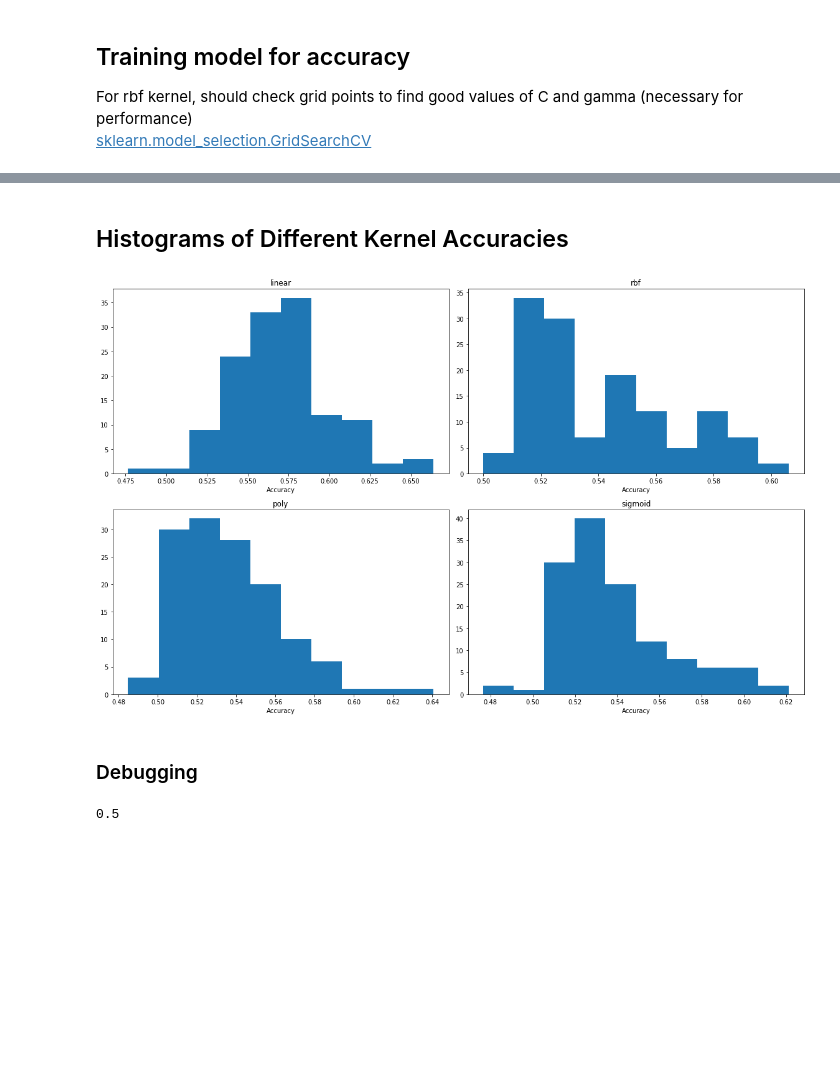
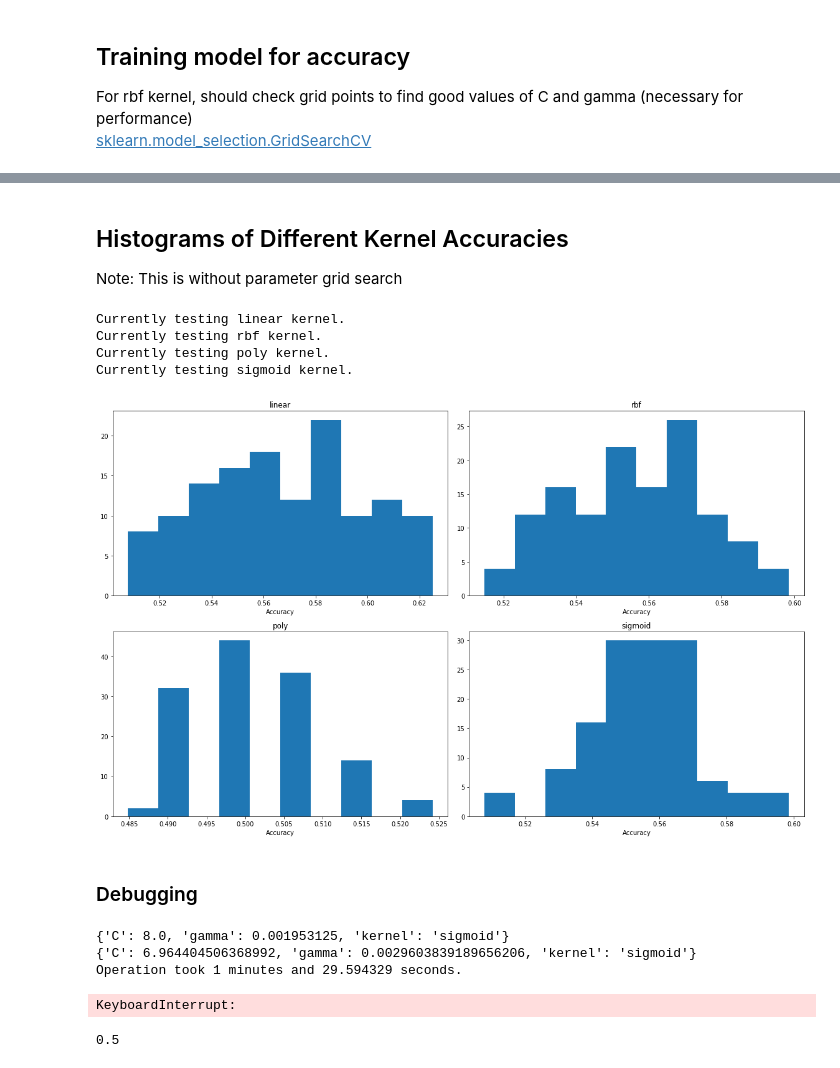
Before and after one commit to alexxyu/fmri-svm, a Jupyter notebook: SVM Classifier.ipynb, the cells around one changed output, grey strips where cells are left out. Saved outputs shown, nothing was run; the diff lists cells and outputs as text; code cells hidden in the pictures; blank space fills up the shorter version.

Commit message:
Added optimal parameter grid search

```diff
--- a/SVM Classifier.ipynb
+++ b/SVM Classifier.ipynb
@@ -92,5 +98,3 @@ def extract_subject_data(path, subject, suffix, roi, conds, block_length):
 
     data = {'x': x_data, 'y': y_data}
     return data
-# %%
-def get_optimal_params():
@@ -184,9 +270,9 @@ For rbf kernel, should check grid points to find good values of C and gamma (nec
 # %%
-kernel_type = 'linear'
 path = r'scans/output/PRE/'
 roi = 1                            # V1-roi: 0, MT-roi: 1
 conds = [1, 3]                     # trained_cp: 0, trained_ip: 1, untrained_cp: 2, untrained_ip: 3
 block_length = 624
 
-accs = train(path, kernel_type, roi, conds, block_length)
+accs, outer_accs = train(path, roi, conds, block_length)
+accs.to_csv('no_scramble.csv', sep='\t')
 # %% [output]
@@ -209,0 +280,7 @@ Currently on outer subject #11.
+# %%
+vals = []
+for column in accs:
+    vals.extend(accs[column].tolist())
+vals = [x for x in vals if str(x) != 'nan']
+
+plt.hist(vals)
@@ -210,3 +307,16 @@ Currently on outer subject #11.
+# %%
+path = r'scans/output/PRE/'
+roi = 1                            # V1-roi: 0, MT-roi: 1
+conds = [1, 3]                     # trained_cp: 0, trained_ip: 1, untrained_cp: 2, untrained_ip: 3
+block_length = 624
+
+accs, outer_accs = train(path, roi, conds, block_length)
+vals = []
+for column in accs:
+    vals.extend(accs[column].tolist())
+vals = [x for x in vals if str(x) != 'nan']
+
+plt.hist(vals)
 # %%
 accs
 # %% [output]
@@ -226,5 +351,7 @@ accs
 # %% [markdown]
 ## Histograms of Different Kernel Accuracies
+
+Note: This is without parameter grid search
 # %%
 path = r'scans/output/PRE/'
 roi = 1                            # V1-roi: 0, MT-roi: 1
@@ -232,37 +359,79 @@ conds = [1, 3]                     # trained_cp: 0, trained_ip: 1, untrained_cp:
 block_length = 624
 
 kernels = ['linear', 'rbf', 'poly', 'sigmoid']
 fig, axes = plt.subplots(2, 2, figsize=(16,10), squeeze=False)
 
 kernel_accs = {}
 
 for i, kernel in enumerate(kernels):
 
-    accs = train(path, kernel, roi, conds, block_length)
+    print("Currently testing %s kernel." % (kernel))
+    accs, outer_accs = train(path, kernel, roi, conds, block_length)
     kernel_accs[kernel] = accs
     vals = []
     for column in accs:
         vals.extend(accs[column].tolist())
     vals = [x for x in vals if str(x) != 'nan']
 
     row = 0
     if i > 1:
         row = 1
     col = 0
     if i == 1 or i == 3:
         col = 1
 
     axes[row, col].hist(vals)
     axes[row, col].set_title(kernel)
     axes[row, col].set_xlabel('Accuracy')
 
 fig.tight_layout()
 plt.savefig('acc_comparison.png')
 plt.show()
 # %% [output]
+Currently testing linear kernel.
+Currently testing rbf kernel.
+Currently testing poly kernel.
+Currently testing sigmoid kernel.
-[figure, old version]
+[figure, new version]
 # %% [markdown]
 ### Debugging
+# %%
+C_range = {'start': -3, 'stop': 11, 'num': 8, 'base': 2.0}
+gamma_range = {'start': -13, 'stop': 1, 'num': 8, 'base': 2.0}
+
+start_time = time.time()
+x_train, y_train, x_test, y_test, _, _ = generate_data(subjects, 1, 0, path, suffix, block_length, roi, conds)
+
+opt_params = get_optimal_params(x_train, y_train, gamma_range, C_range)
+
+end_time = time.time()
+exec_time = end_time - start_time
+minutes = exec_time // 60
+seconds = exec_time % 60
+print('Operation took %i minutes and %f seconds.' % (minutes, seconds))
+# %% [output]
+{'C': 8.0, 'gamma': 0.001953125, 'kernel': 'sigmoid'}
+{'C': 6.964404506368992, 'gamma': 0.0029603839189656206, 'kernel': 'sigmoid'}
+Operation took 1 minutes and 29.594329 seconds.
+# %%
+C_range = np.logspace(start=-3, stop=7, num=6, base=2.0)
+gamma_range = np.logspace(start=-9, stop=1, num=6, base=2.0)
+tuned_params = [{'kernel': ['linear', 'rbf', 'sigmoid'], 'gamma': gamma_range, 'C': C_range}]
+
+start_time = time.time()
+x_train, y_train, x_test, y_test, _, _ = generate_data(subjects, 1, 0, path, suffix, block_length, roi, conds)
+clf = GridSearchCV(SVC(), tuned_params, cv=5)
+clf.fit(x_train, y_train)
+
+end_time = time.time()
+exec_time = end_time - start_time
+minutes = exec_time // 60
+seconds = exec_time % 60
+print('Operation took %i minutes and %f seconds.' % (minutes, seconds))
+
+clf.best_params_
+# %% [output]
+KeyboardInterrupt:
 # %%
 kernel_type = 'poly'
 path = r'scans/output/PRE/'
```
Also changed, not shown: parts of 13 cells of this notebook, 6 other files.
